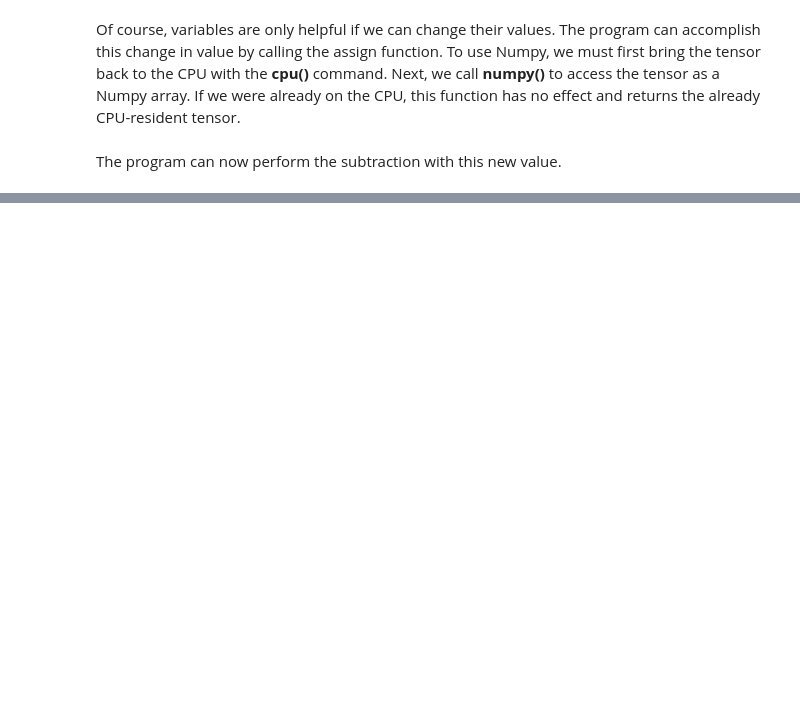
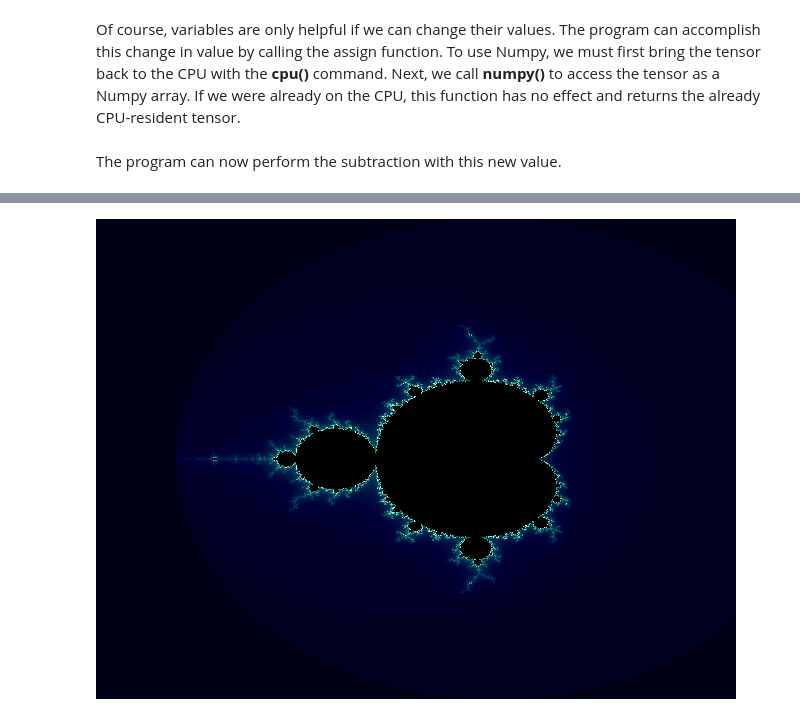
Before and after one commit to jeffheaton/app_deep_learning, a Jupyter notebook: t81_558_class_02_1_pytorch_numerical.ipynb, the cells around one changed output, grey strips where cells are left out. Saved outputs shown, nothing was run; the diff lists cells and outputs as text; code cells hidden in the pictures; blank space fills up the shorter version.

```diff
--- a/t81_558_class_02_1_pytorch_numerical.ipynb
+++ b/t81_558_class_02_1_pytorch_numerical.ipynb
@@ -80,0 +49,12 @@ print(f"Using device: {device}")
+# %%
+import torch
+
+# Select device (prefer CUDA, then MPS, then CPU)
+if torch.cuda.is_available():
+    device = torch.device("cuda")
+elif torch.backends.mps.is_available():
+    device = torch.device("mps")
+else:
+    device = torch.device("cpu")
+
+print(f"Using device: {device}")
@@ -335,4 +110,0 @@ The number printed above is the average number of predictions above or below the
-# %%
-# Sample predictions
-for i in range(10):
-    print(f"{i+1}. Car name: {cars[i]}, MPG: {y[i]}, " + f"predicted MPG: {pred[i]}")
@@ -467,0 +158,72 @@ print(torch.exp(pred))
+# %%
+import torch
+import numpy as np
+from PIL import Image
+
+# --- Parameters ---
+render_size = (640, 480)
+center = (-0.5, 0.0)
+zoom = 4.0
+cycles = 200
+
+width, height = render_size
+cx, cy = center
+
+# Build complex plane grid
+x = torch.linspace(cx - zoom / 2, cx + zoom / 2, width, device=device)
+y = torch.linspace(cy - zoom / 2, cy + zoom / 2, height, device=device)
+real, imag = torch.meshgrid(x, y, indexing="xy")
+c = torch.complex(real, imag)
+
+# --- Mandelbrot iteration (vectorised, early-escape via masking) ---
+z = torch.zeros_like(c)
+iter_counts = torch.zeros(height, width, dtype=torch.float32, device=device)
+active = torch.ones(height, width, dtype=torch.bool, device=device)
+
+for i in range(1, cycles + 1):
+    z_active = z[active]
+    c_active = c[active]
+    z_new = z_active * z_active + c_active
+    z[active] = z_new
+
+    # Escape condition: |z|² > 4  (avoids sqrt)
+    escaped_mask = (z_new.real ** 2 + z_new.imag ** 2) > 4.0
+
+    # Map escaped pixels back to global indices and record iteration
+    global_escaped = active.clone()
+    global_escaped[active] = escaped_mask
+    iter_counts[global_escaped] = float(i)
+
+    # Remove newly escaped points from active set
+    active[active.clone()] = ~escaped_mask
+
+# iter_counts == 0 means never escaped (interior) → stays 0 (black)
+iter_np = iter_counts.cpu().numpy()  # shape: (H, W), float32
+
+# --- Smooth colouring ---
+# 1. Normalise only escaped pixels to [0, 1]
+escaped = iter_np > 0
+smooth = np.zeros_like(iter_np)
+smooth[escaped] = iter_np[escaped] / cycles  # linear base
+
+# 2. Apply a gentle gamma curve to spread mid-tones
+smooth[escaped] = np.power(smooth[escaped], 0.45)
+
+# 3. Map to a blue/black palette with soft transitions
+#    t=0 → escaped just barely (deep blue)  t=1 → escaped fast (bright cyan/white)
+t = smooth  # (H, W) in [0, 1], 0 for interior
+
+r = np.clip((t * 1.5 - 0.6) * 255, 0, 255).astype(np.uint8)   # appears late
+g = np.clip((t * 1.8 - 0.4) * 255, 0, 255).astype(np.uint8)   # mid-range
+b = np.clip( t               * 255, 0, 255).astype(np.uint8)   # always present
+
+# Force interior (never-escaped) to pure black
+r[~escaped] = 0
+g[~escaped] = 0
+b[~escaped] = 0
+
+rgb = np.stack([r, g, b], axis=-1)  # (H, W, 3)
+img = Image.fromarray(rgb, mode="RGB")
+img
+# %% [output]
+[figure, added]
```
Also changed, not shown: parts of 53 cells of this notebook, 4 other files.
